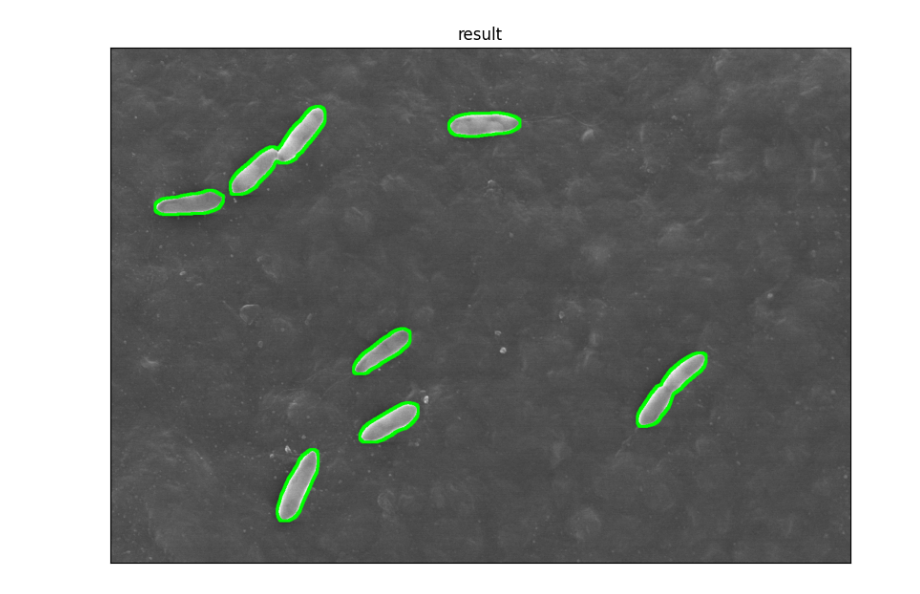
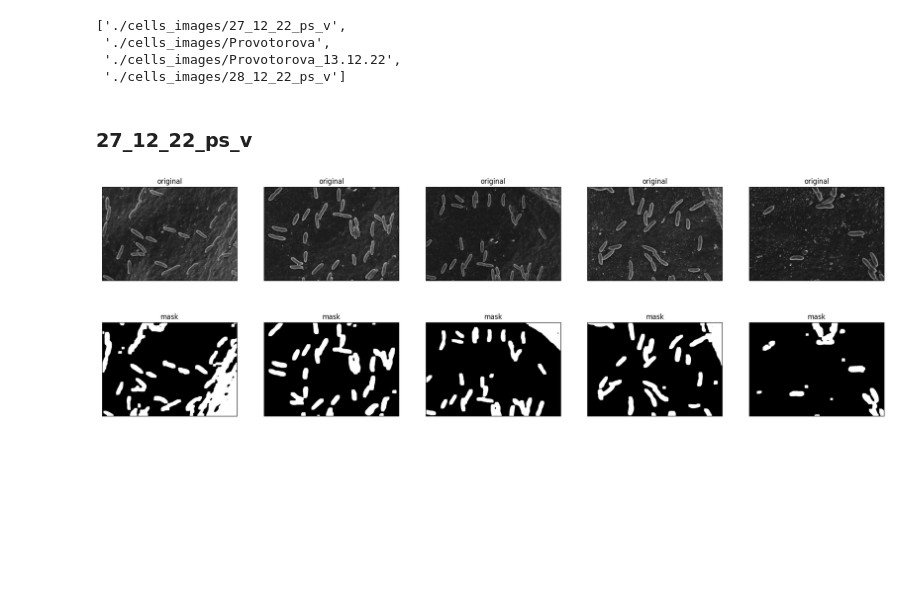
Before and after one commit to tcaty/opencv-cells-detection, a Jupyter notebook: notebook.ipynb, the cells around one changed output. Drawn from its saved outputs; the diff is of its cells as text; code cells hidden in the pictures; blank space fills up the shorter version.

```diff
--- a/notebook.ipynb
+++ b/notebook.ipynb
@@ -8,5 +9 @@ from utils.helpers.helpers import get_images, show_images
 from utils.helpers.enums import FilterAlg, ContoursDetectingAlg, MorphOperation, EdgesDetectingAlg, Pixel
-# %%
-images = [CellImage(image) for image in get_images('./cells_images/Provotorova/')]
-for image in images:
-    image.delete_description()
@@ -15,10 +9,0 @@ image_0 = images[0]
-# %%
-image = copy(image_0)
-show_images([
-    (image.src, 'original'),
-    (image.filter(alg=FilterAlg.GAUSSIAN, ksize=(13, 13)), 'blurred'),
-    (image.detect_contours(alg=ContoursDetectingAlg.BY_HAND, threshold_value=110), 'mask'),
-    (image.morph_transform(alg=MorphOperation.OPENING, iterations=2), 'opening'),
-    (image.detect_edges(alg=EdgesDetectingAlg.CANNY, threshold1=0, threshold2=1), 'edges'),
-    (image.morph_transform(alg=MorphOperation.DILATION), 'dilated')
-], grid=(2, 3), size_inches=(20, 10))
@@ -27,9 +10,27 @@ show_images([
-# %%
-result = np.where(
-    cv.cvtColor(image.src, cv.COLOR_GRAY2RGB) == Pixel.WHITE_GRAY.value,
-    Pixel.GREEN.value,
-    cv.cvtColor(image_0.src, cv.COLOR_GRAY2RGB)
-)
-show_images([(result, 'result')], grid=(1,1))
-# %% [output]
-[figure, removed]
+# %%
+subfolders = [f.path for f in os.scandir('./cells_images') if f.is_dir()]
+folders_with_images = [[CellImage(image) for image in get_images(subfolder, limit=5)] for subfolder in subfolders]
+for folder in folders_with_images:
+    for image in folder:
+        image.delete_description()
+subfolders
+# %% [output]
+['./cells_images/27_12_22_ps_v',
+ './cells_images/Provotorova',
+ './cells_images/Provotorova_13.12.22',
+ './cells_images/28_12_22_ps_v']
+# %%
+def show_images_with_their_masks(images: list[CellImage]):
+    copied_images = deepcopy(images)
+    originals = [(image.src, 'original') for image in copied_images]
+    masks = [(image.get_cells(), 'mask') for image in copied_images]
+    show_images([
+      *originals,
+      *masks
+    ], grid=(2, len(copied_images)), size_inches=(25, 8))
+# %% [markdown]
+### 27_12_22_ps_v
+# %%
+show_images_with_their_masks(folders_with_images[0])
+# %% [output]
+[figure, added]
```
Also changed, not shown: parts of 9 cells of this notebook, 6 other files.
